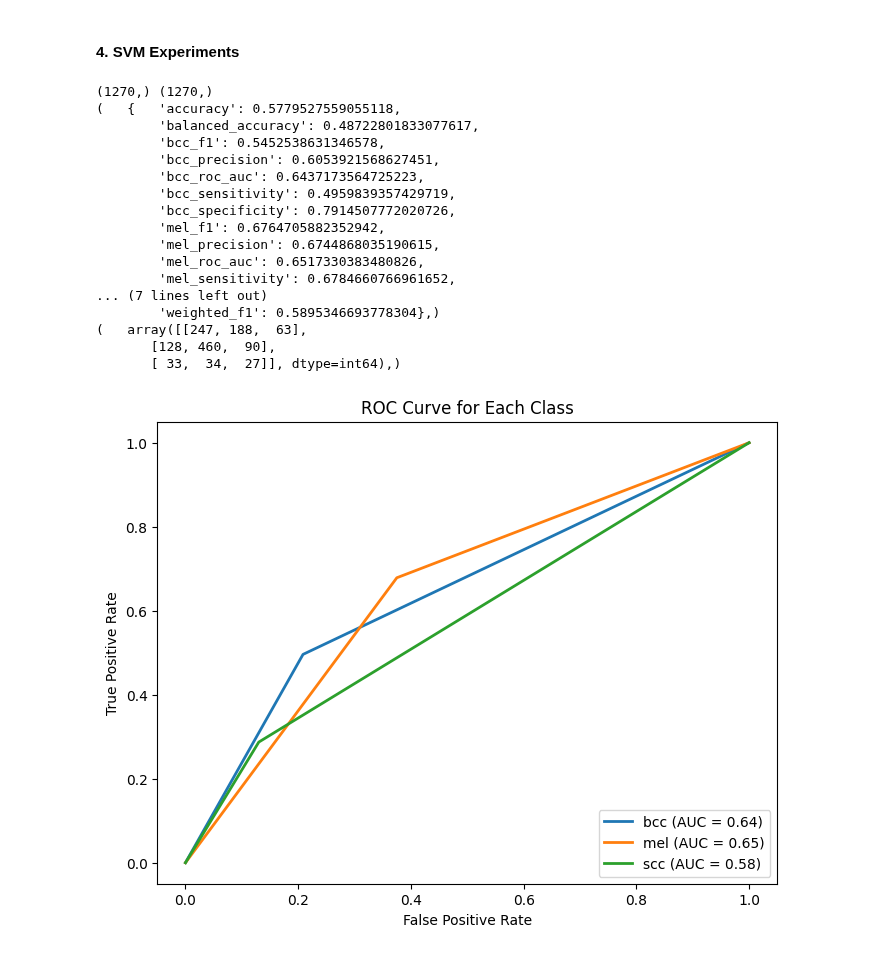
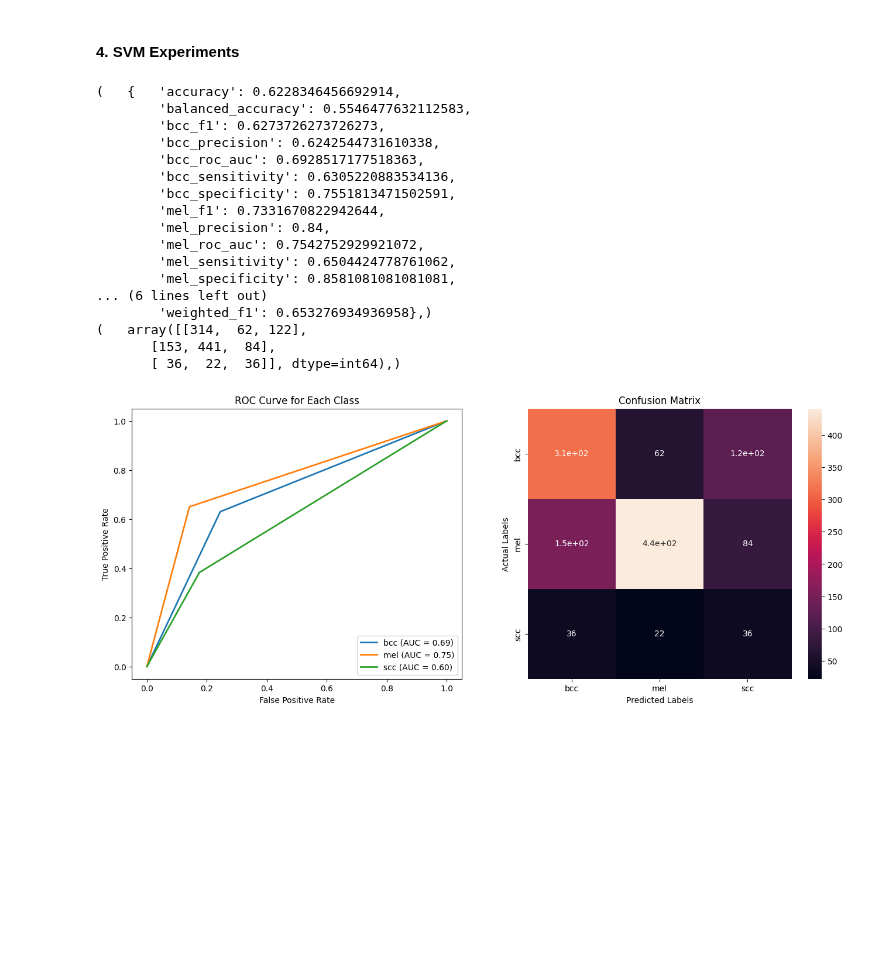
Before and after one commit to lui-alvarez/Melanoma-classification-using-machine-learning, a Jupyter notebook: notebooks/challenge2_multiclass.ipynb, the cells around one changed output. Saved outputs shown, nothing was run; the diff lists cells and outputs as text; code cells hidden in the pictures; blank space fills up the shorter version.

Commit message:
extract new features and quick train

```diff
--- a/notebooks/challenge2_multiclass.ipynb
+++ b/notebooks/challenge2_multiclass.ipynb
@@ -462,13 +461,12 @@ def model_fit_predict(model, X_train, y_train, X_val, y_val):
     report['balanced_accuracy'] = balanced_accuracy
     report['weighted_f1'] = weighted_f1
 
-    print(y_val.shape, y_pred.shape)
-
     # cfm for each class separately
     conf_matrix = multilabel_confusion_matrix(y_val, y_pred)
     classes = ['bcc', 'mel', 'scc']
 
-    plt.figure(figsize=(8, 6))
+    plt.figure(figsize=(16, 6))
+    plt.subplot(1,2,1)
 
     for i, class_label in enumerate(classes):
         tp = conf_matrix[i, 1, 1]
@@ -494,50 +492,51 @@ def model_fit_predict(model, X_train, y_train, X_val, y_val):
         report[f'{class_label}_precision']  = precision
         report[f'{class_label}_f1'] = f1
         report[f'{class_label}_roc_auc'] = roc_auc
 
     # Set labels and legend
     plt.xlabel('False Positive Rate')
     plt.ylabel('True Positive Rate')
     plt.title('ROC Curve for Each Class')
     plt.legend(loc='lower right')
 
 
     pprint_objects(report)
 
     # plotting cm, bcc = 0, mel = 1, scc = 2
     cm = confusion_matrix(y_val, y_pred)
     cm_df = pd.DataFrame(cm,
                          index=['bcc', 'mel', 'scc'],
                          columns=['bcc', 'mel', 'scc'])
 
     pprint_objects(cm)
 
-    plt.figure(figsize=(8,6))
+    plt.subplot(1,2,2)
     sns.heatmap(cm_df, annot=True)
     plt.title('Confusion Matrix')
     plt.ylabel('Actual Labels')
     plt.xlabel('Predicted Labels')
     plt.show()
 
 
 model = SVC(decision_function_shape='ovr', class_weight='balanced', kernel='rbf', C=0.01, gamma=0.001)
-model_fit_predict(model, X_train, y_train, X_val, y_val)
+# model_fit_predict(model, X_train, y_train, X_val, y_val)
+model_fit_predict(model, X_train_normalized, y_train_encoded, X_val_normalized, y_val_encoded)
 # %% [output]
-(1270,) (1270,)
-(   {   'accuracy': 0.5779527559055118,
-        'balanced_accuracy': 0.48722801833077617,
-        'bcc_f1': 0.5452538631346578,
-        'bcc_precision': 0.6053921568627451,
-        'bcc_roc_auc': 0.6437173564725223,
-        'bcc_sensitivity': 0.4959839357429719,
-        'bcc_specificity': 0.7914507772020726,
-        'mel_f1': 0.6764705882352942,
-        'mel_precision': 0.6744868035190615,
-        'mel_roc_auc': 0.6517330383480826,
-        'mel_sensitivity': 0.6784660766961652,
-... (7 lines left out)
-        'weighted_f1': 0.5895346693778304},)
-(   array([[247, 188,  63],
-       [128, 460,  90],
-       [ 33,  34,  27]], dtype=int64),)
+(   {   'accuracy': 0.6228346456692914,
+        'balanced_accuracy': 0.5546477632112583,
+        'bcc_f1': 0.6273726273726273,
+        'bcc_precision': 0.6242544731610338,
+        'bcc_roc_auc': 0.6928517177518363,
+        'bcc_sensitivity': 0.6305220883534136,
+        'bcc_specificity': 0.7551813471502591,
+        'mel_f1': 0.7331670822942644,
+        'mel_precision': 0.84,
+        'mel_roc_auc': 0.7542752929921072,
+        'mel_sensitivity': 0.6504424778761062,
+        'mel_specificity': 0.8581081081081081,
+... (6 lines left out)
+        'weighted_f1': 0.653276934936958},)
+(   array([[314,  62, 122],
+       [153, 441,  84],
+       [ 36,  22,  36]], dtype=int64),)
-[figure, old version]
+[figure, new version]
```
Also changed, not shown: parts of 5 cells of this notebook.
